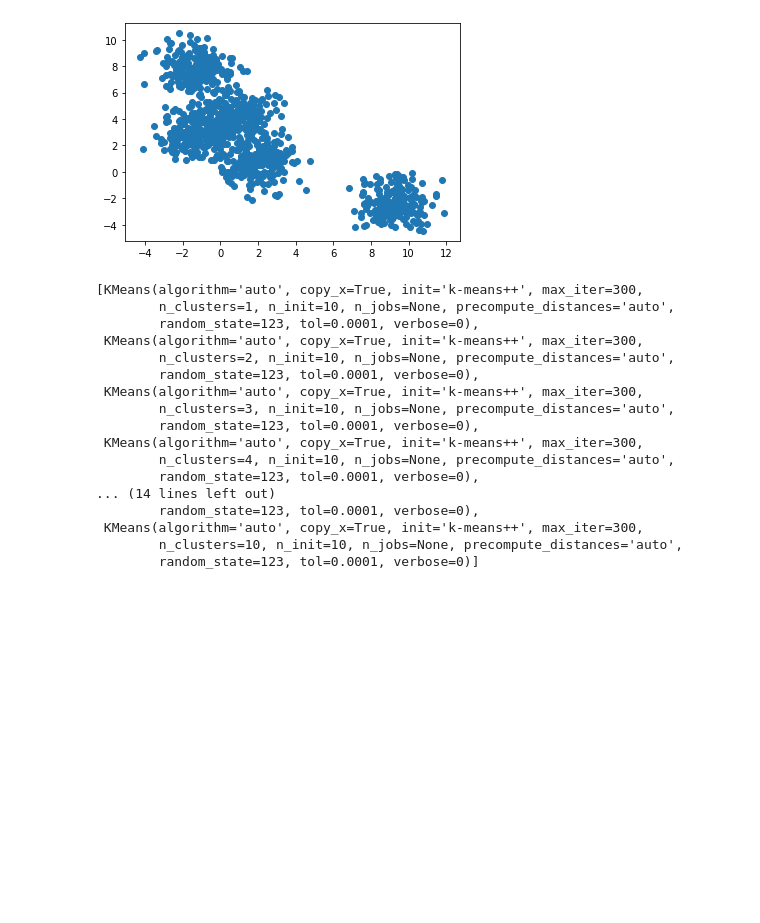
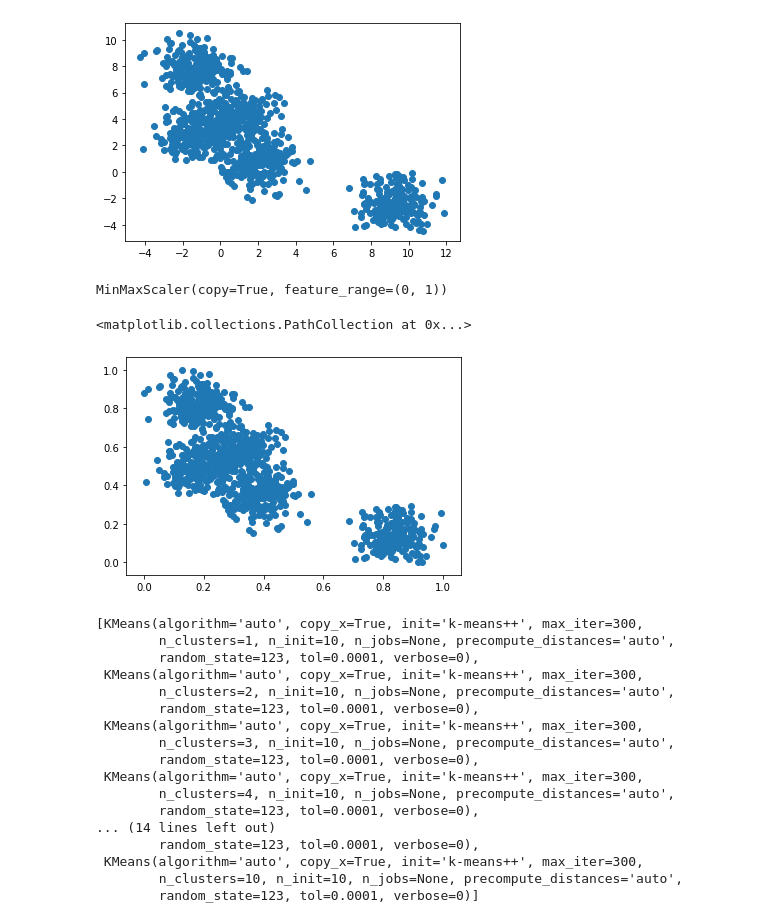
Before and after one commit to HolocronAnalytica/GrowthHacking1.0, a Jupyter notebook: Agrupamento/Agrupamento - Não Supervisionado.ipynb, the cells around one changed output. Drawn from its saved outputs; the diff is of its cells as text; code cells hidden in the pictures; blank space fills up the shorter version.

```diff
--- a/Agrupamento/Agrupamento - Não Supervisionado.ipynb
+++ b/Agrupamento/Agrupamento - Não Supervisionado.ipynb
@@ -23,3 +26,8 @@ plt.scatter(clustering_df['0'],clustering_df['1'])
 # %% [output]
 <matplotlib.collections.PathCollection at 0x...>
 [figure]
+# %%
+#Vamos reesvalar os dados
+scaler.fit(clustering_df)
+# %% [output]
+MinMaxScaler(copy=True, feature_range=(0, 1))
@@ -26,3 +36,8 @@ plt.scatter(clustering_df['0'],clustering_df['1'])
+# %%
+plt.scatter(reescaled_clustering_df[:,0],reescaled_clustering_df[:,1])
+# %% [output]
+<matplotlib.collections.PathCollection at 0x...>
+[figure, added]
 # %%
 #Vamos treinar 10 modelos de kmeans, assumindo que teremos 1,2,3,4,5,6,7,8,9 ou 10 centroides otimos.
 modelos_treinados = []
```
Also changed, not shown: parts of 7 cells of this notebook, 1 other file.
